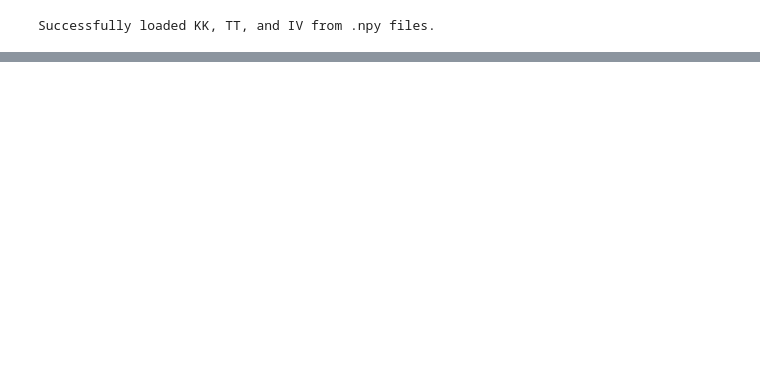
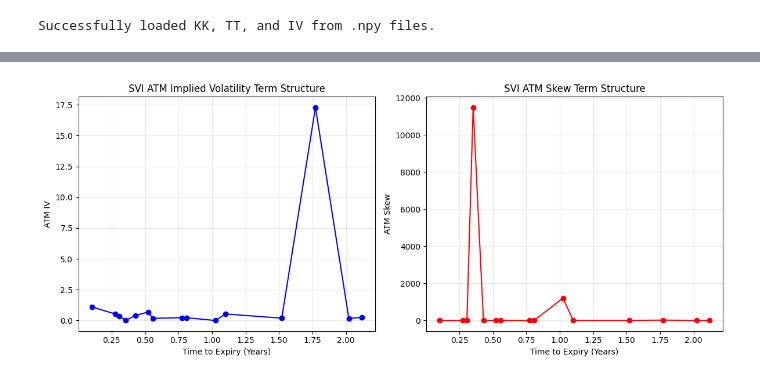
Before and after one commit to AlexMilekhin/Volatility-Surface-Modelling-ML-Forecasting, a Jupyter notebook: IV_analysis_SVI.ipynb, the cells around one changed output, grey strips where cells are left out. Saved outputs shown, nothing was run; the diff lists cells and outputs as text; code cells hidden in the pictures; blank space fills up the shorter version.

Commit message:
switched to Quasi-Explicit method (improved accuracy), added SVI metrics visualization

```diff
--- a/IV_analysis_SVI.ipynb
+++ b/IV_analysis_SVI.ipynb
@@ -263,14 +320,24 @@ def atm_metrics_from_row(params, T):
     """params = [a,b,rho,m,sig], returns (ATM_IV, ATM_skew, ATM_curv) at k=0"""
     a,b,rho,m,sigma = params
     k0 = 0.0
+
     w0  = svi_w(k0, a,b,rho,m,sigma)
     wp  = svi_wprime(k0, b,rho,m,sigma)
     wpp = svi_wpp(k0, b,m,sigma)
-    iv_atm   = np.sqrt(max(w0, 0.0) / max(T, 1e-12))
-    skew_atm = 0.5 * wp / np.sqrt(max(T*w0, 1e-12))
-    curv_atm = 0.5/np.sqrt(max(T,1e-12)) * (
-        - (wp**2) / (4*(w0**1.5 + 1e-18)) + (wpp / (2*np.sqrt(w0 + 1e-18)))
-    )
+
+    # Ensure positive variance and T to avoid division by zero or sqrt of negative
+    w0_safe = max(w0, 1e-9)
+    T_safe = max(T, 1e-6)
+
+    iv_atm   = np.sqrt(w0_safe / T_safe)
+    skew_atm = 0.5 * wp / np.sqrt(w0_safe * T_safe)
+
+    # Curvature calculation
+    # d2sigma/dk2 = 1/sqrt(T) * ( w''/(2sqrt(w)) - w'²/(4w^(3/2)) )
+    term1 = wpp / (2 * np.sqrt(w0_safe))
+    term2 = (wp**2) / (4 * (w0_safe * np.sqrt(w0_safe)))
+    curv_atm = (term1 - term2) / np.sqrt(T_safe)
+
     return float(iv_atm), float(skew_atm), float(curv_atm)
 # %%
 rows = []
@@ -341,0 +409,27 @@ SVI Metrics DataFrame head:
+# %%
+# --- Visualization of SVI ATM Metrics ---
+if 'metrics' in globals():
+    plt.figure(figsize=(12, 5))
+
+    # Plot ATM IV Term Structure
+    plt.subplot(1, 2, 1)
+    plt.plot(metrics['T'], metrics['ATM_IV'], marker='o', linestyle='-', color='b')
+    plt.title("SVI ATM Implied Volatility Term Structure")
+    plt.xlabel("Time to Expiry (Years)")
+    plt.ylabel("ATM IV")
+    plt.grid(True, alpha=0.3)
+
+    # Plot ATM Skew Term Structure
+    plt.subplot(1, 2, 2)
+    plt.plot(metrics['T'], metrics['ATM_skew'], marker='o', linestyle='-', color='r')
+    plt.title("SVI ATM Skew Term Structure")
+    plt.xlabel("Time to Expiry (Years)")
+    plt.ylabel("ATM Skew")
+    plt.grid(True, alpha=0.3)
+
+    plt.tight_layout()
+    plt.show()
+else:
+    print("Metrics DataFrame not found.")
+# %% [output]
+[figure, added]
```
Also changed, not shown: parts of 5 cells of this notebook.
